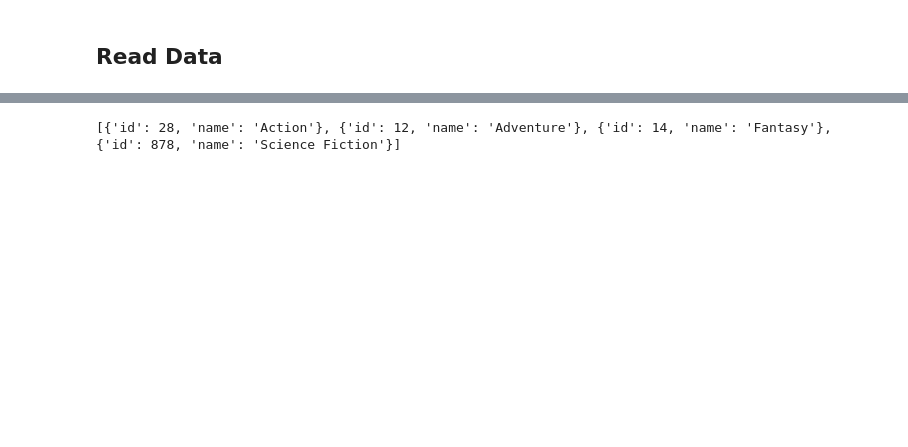
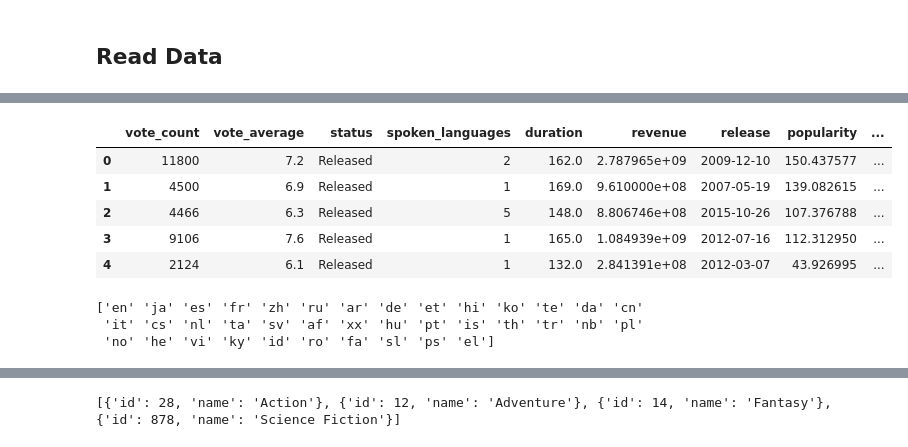
Before and after one commit to ELophem/Project_ML_2024, a Jupyter notebook: ProjectML.ipynb, the cells around one changed output, grey strips where cells are left out. Drawn from its saved outputs; the diff is of its cells as text; code cells hidden in the pictures; blank space fills up the shorter version.

```diff
--- a/ProjectML.ipynb
+++ b/ProjectML.ipynb
@@ -153,0 +234,17 @@ Name: spoken_languages, dtype: int64
+# %%
+data_read.drop(['Unnamed: 0','title', 'id', 'tagline', 'overview', 'homepage', 'keywords', 'countries_of_production', 'original_title', 'production'], axis=1, inplace=True)
+data_read.head()
+# %% [output]
+|  | vote_count | vote_average | status | spoken_languages | duration | revenue | release | popularity | ... |
+| 0 | 11800 | 7.2 | Released | 2 | 162.0 | 2.787965e+09 | 2009-12-10 | 150.437577 | ... |
+| 1 | 4500 | 6.9 | Released | 1 | 169.0 | 9.610000e+08 | 2007-05-19 | 139.082615 | ... |
+| 2 | 4466 | 6.3 | Released | 5 | 148.0 | 8.806746e+08 | 2015-10-26 | 107.376788 | ... |
+| 3 | 9106 | 7.6 | Released | 1 | 165.0 | 1.084939e+09 | 2012-07-16 | 112.312950 | ... |
+| 4 | 2124 | 6.1 | Released | 1 | 132.0 | 2.841391e+08 | 2012-03-07 | 43.926995 | ... |
+# %%
+unique_languages = data_read['original_language'].unique()
+print(unique_languages)
+# %% [output]
+['en' 'ja' 'es' 'fr' 'zh' 'ru' 'ar' 'de' 'et' 'hi' 'ko' 'te' 'da' 'cn'
+ 'it' 'cs' 'nl' 'ta' 'sv' 'af' 'xx' 'hu' 'pt' 'is' 'th' 'tr' 'nb' 'pl'
+ 'no' 'he' 'vi' 'ky' 'id' 'ro' 'fa' 'sl' 'ps' 'el']
```
Also changed, not shown: parts of 22 cells of this notebook.
